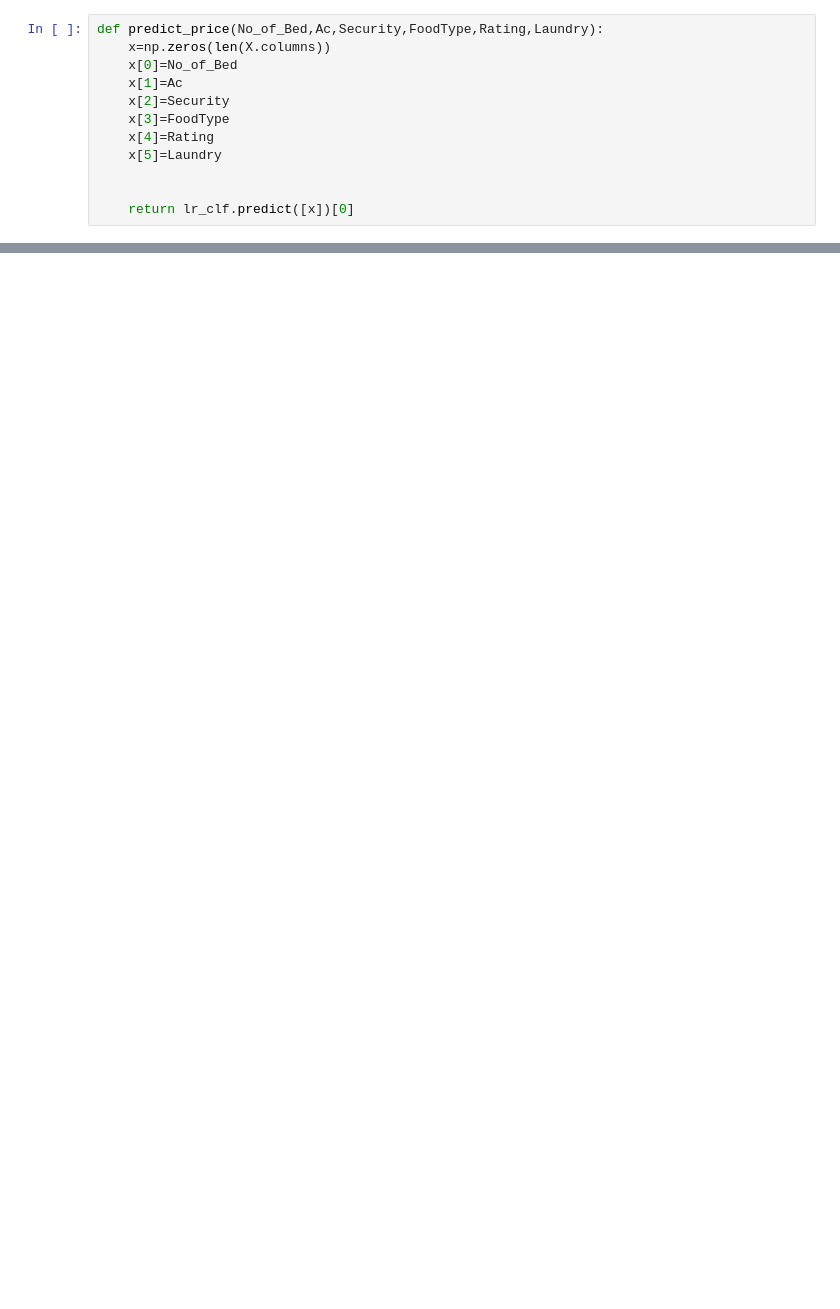
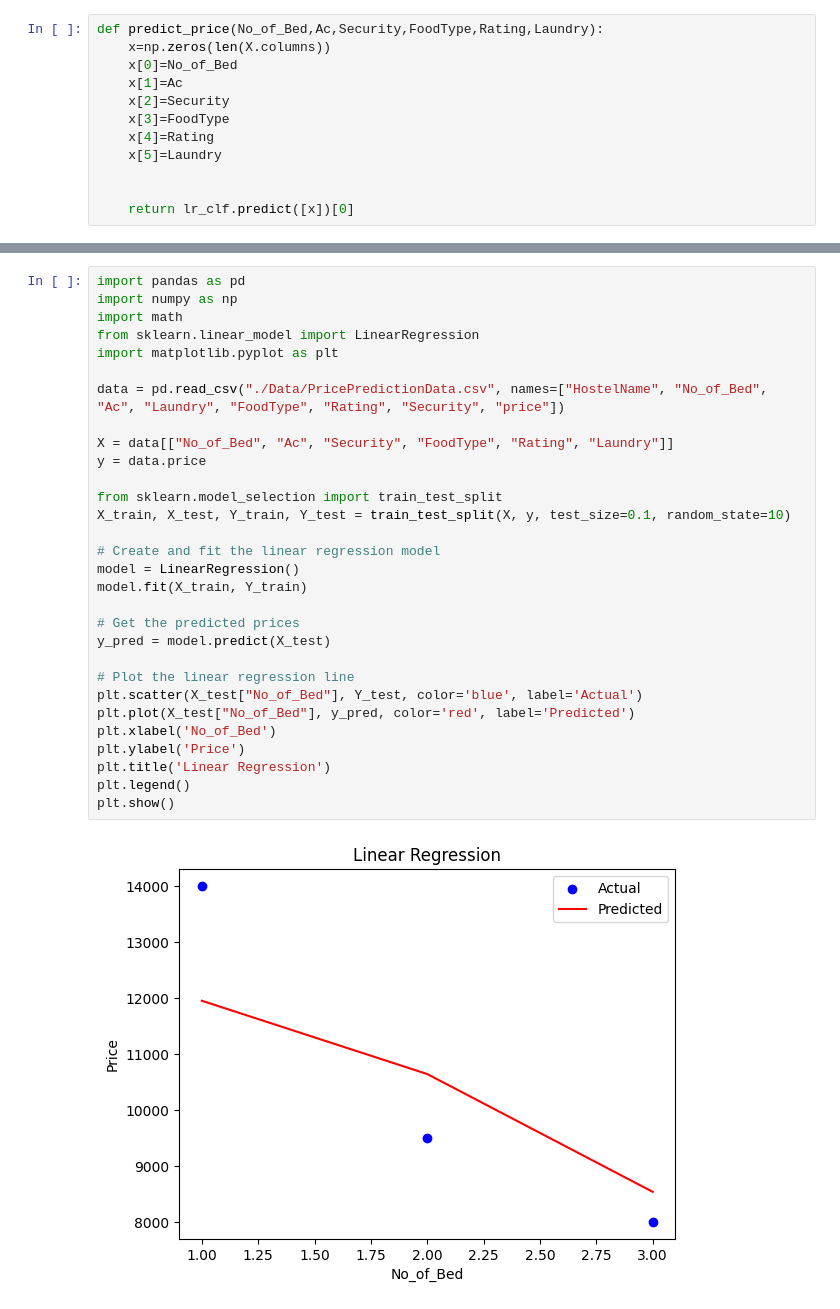
Before and after one commit to Laharishree/Final-Year-Project, a Jupyter notebook: PricePrediction.ipynb, the cells around one changed output, grey strips where cells are left out. Drawn from its saved outputs; the diff is of its cells as text; blank space fills up the shorter version.

```diff
--- a/PricePrediction.ipynb
+++ b/PricePrediction.ipynb
@@ -53,0 +276,32 @@ predict_price(1,1,1,0,4,1)
+# %%
+import pandas as pd
+import numpy as np
+import math
+from sklearn.linear_model import LinearRegression
+import matplotlib.pyplot as plt
+
+data = pd.read_csv("./Data/PricePredictionData.csv", names=["HostelName", "No_of_Bed", "Ac", "Laundry", "FoodType", "Rating", "Security", "price"])
+
+X = data[["No_of_Bed", "Ac", "Security", "FoodType", "Rating", "Laundry"]]
+y = data.price
+
+from sklearn.model_selection import train_test_split
+X_train, X_test, Y_train, Y_test = train_test_split(X, y, test_size=0.1, random_state=10)
+
+# Create and fit the linear regression model
+model = LinearRegression()
+model.fit(X_train, Y_train)
+
+# Get the predicted prices
+y_pred = model.predict(X_test)
+
+# Plot the linear regression line
+plt.scatter(X_test["No_of_Bed"], Y_test, color='blue', label='Actual')
+plt.plot(X_test["No_of_Bed"], y_pred, color='red', label='Predicted')
+plt.xlabel('No_of_Bed')
+plt.ylabel('Price')
+plt.title('Linear Regression')
+plt.legend()
+plt.show()
+# %% [output]
+[figure, added]
```
Also changed, not shown: parts of 10 cells of this notebook, 3 other files.
